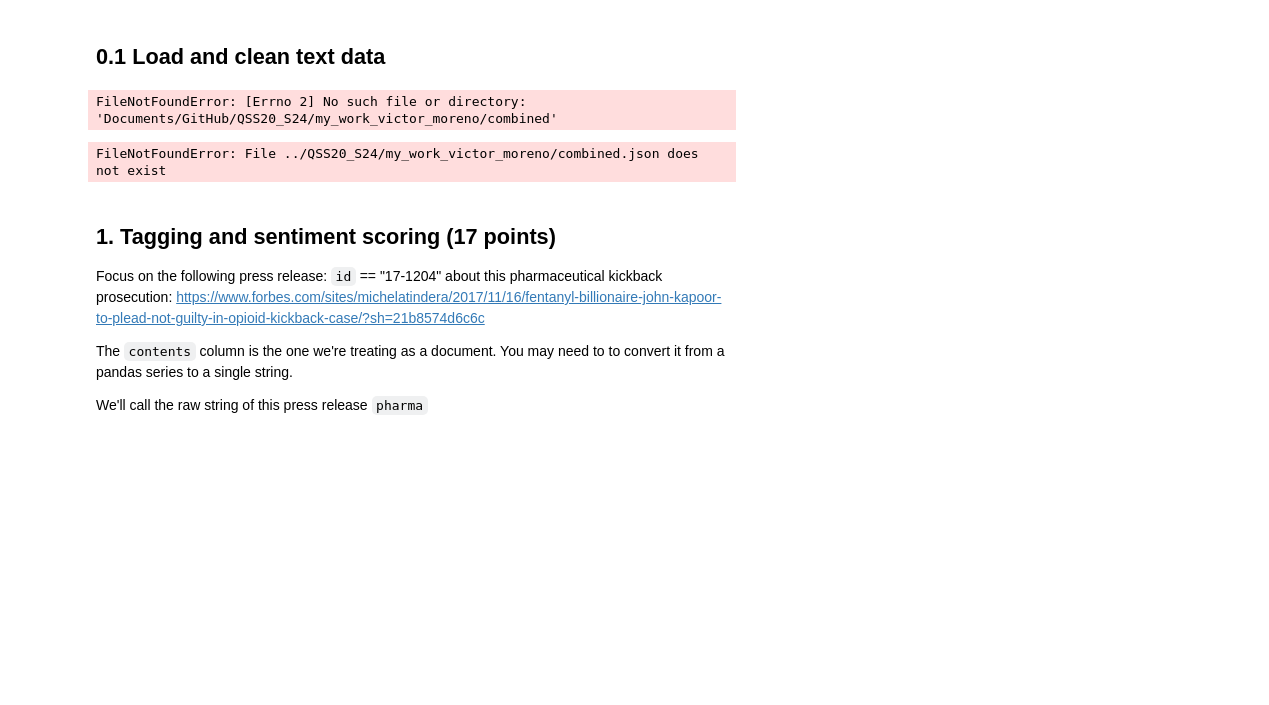
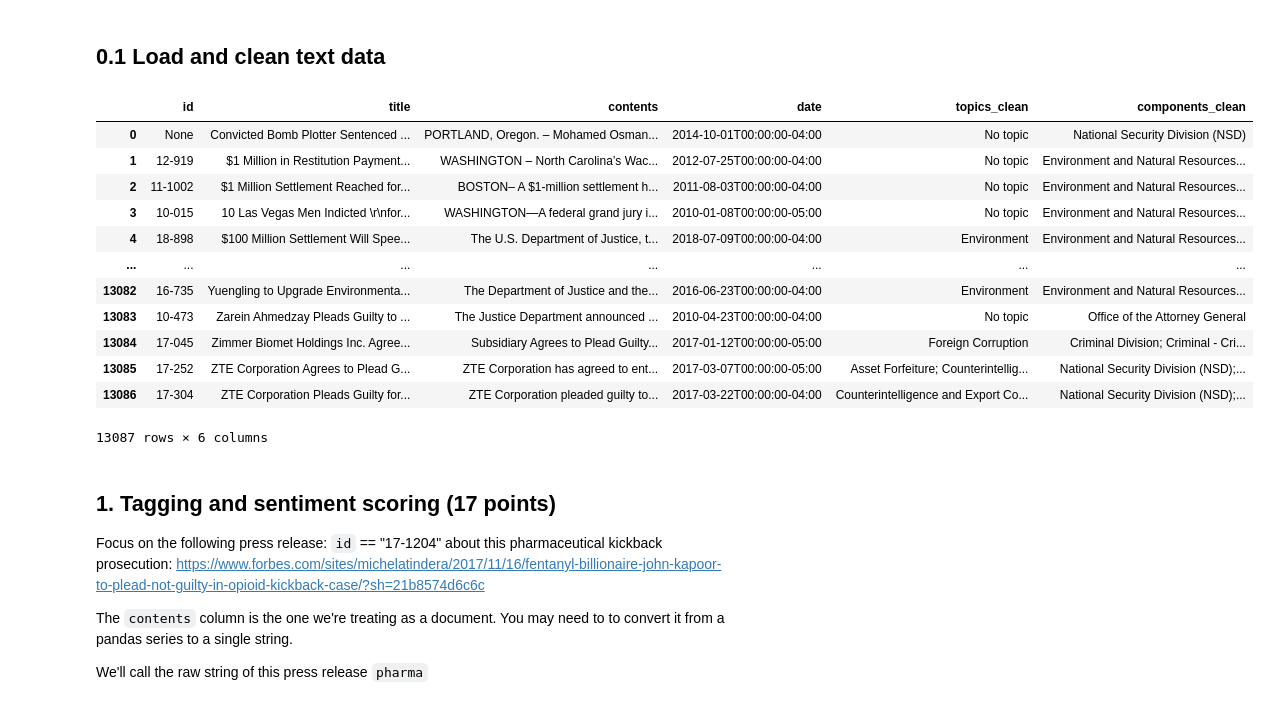
Before and after one commit to victoralexandermoreno/QSS20_S24, a Jupyter notebook: my_work_victor_moreno/pset3/pset3_blank.ipynb, the cells around one changed output. Cells and saved outputs as stored; diff of their text form; code cells hidden in the pictures; blank space fills up the shorter version.

```diff
--- a/my_work_victor_moreno/pset3/pset3_blank.ipynb
+++ b/my_work_victor_moreno/pset3/pset3_blank.ipynb
@@ -54,36 +54,42 @@ InteractiveShell.ast_node_interactivity = "all"
 pd.set_option('display.max_colwidth', None)
 # %% [markdown]
 ## 0.1 Load and clean text data
-# %%
-import os
-
-print(os.listdir('Documents/GitHub/QSS20_S24/my_work_victor_moreno/combined'))
-# %% [output]
-FileNotFoundError: [Errno 2] No such file or directory: 'Documents/GitHub/QSS20_S24/my_work_victor_moreno/combined'
 # %%
 ## first, unzip the file pset3_inputdata.zip
 ## then, run this code to load the unzipped json file and convert to a dataframe
 ## (may need to change the pathname depending on where you store stuff)
 ## and convert some of the attributes from lists to values
-doj = pd.read_json("../QSS20_S24/my_work_victor_moreno/combined.json", lines = True)
+doj = pd.read_json("../pset3/combined.json", lines = True)
 
 ## due to json, topics are in a list so remove them and concatenate with ;
 doj['topics_clean'] = ["; ".join(topic)
                       if len(topic) > 0 else "No topic"
                       for topic in doj.topics]
 
 ## similarly with components
 doj['components_clean'] = ["; ".join(comp)
                            if len(comp) > 0 else "No component"
                            for comp in doj.components]
 
 ## drop older columns from data
 doj = doj[['id', 'title', 'contents', 'date', 'topics_clean',
            'components_clean']].copy()
 
-doj.head()
+doj
 # %% [output]
+|  | id | title | contents | date | topics_clean | components_clean |
+| 0 | None | Convicted Bomb Plotter Sentenced ... | PORTLAND, Oregon. – Mohamed Osman... | 2014-10-01T00:00:00-04:00 | No topic | National Security Division (NSD) |
+| 1 | 12-919 | $1 Million in Restitution Payment... | WASHINGTON – North Carolina’s Wac... | 2012-07-25T00:00:00-04:00 | No topic | Environment and Natural Resources... |
+| 2 | 11-1002 | $1 Million Settlement Reached for... | BOSTON– A $1-million settlement h... | 2011-08-03T00:00:00-04:00 | No topic | Environment and Natural Resources... |
+| 3 | 10-015 | 10 Las Vegas Men Indicted \r\nfor... | WASHINGTON—A federal grand jury i... | 2010-01-08T00:00:00-05:00 | No topic | Environment and Natural Resources... |
+| 4 | 18-898 | $100 Million Settlement Will Spee... | The U.S. Department of Justice, t... | 2018-07-09T00:00:00-04:00 | Environment | Environment and Natural Resources... |
+| ... | ... | ... | ... | ... | ... | ... |
+| 13082 | 16-735 | Yuengling to Upgrade Environmenta... | The Department of Justice and the... | 2016-06-23T00:00:00-04:00 | Environment | Environment and Natural Resources... |
+| 13083 | 10-473 | Zarein Ahmedzay Pleads Guilty to ... | The Justice Department announced ... | 2010-04-23T00:00:00-04:00 | No topic | Office of the Attorney General |
+| 13084 | 17-045 | Zimmer Biomet Holdings Inc. Agree... | Subsidiary Agrees to Plead Guilty... | 2017-01-12T00:00:00-05:00 | Foreign Corruption | Criminal Division; Criminal - Cri... |
+| 13085 | 17-252 | ZTE Corporation Agrees to Plead G... | ZTE Corporation has agreed to ent... | 2017-03-07T00:00:00-05:00 | Asset Forfeiture; Counterintellig... | National Security Division (NSD);... |
+| 13086 | 17-304 | ZTE Corporation Pleads Guilty for... | ZTE Corporation pleaded guilty to... | 2017-03-22T00:00:00-04:00 | Counterintelligence and Export Co... | National Security Division (NSD);... |
-FileNotFoundError: File ../QSS20_S24/my_work_victor_moreno/combined.json does not exist
+13087 rows × 6 columns
 # %% [markdown]
 ## 1. Tagging and sentiment scoring (17 points)
 
```
Also changed, not shown: parts of 52 cells of this notebook, 2 other files.
